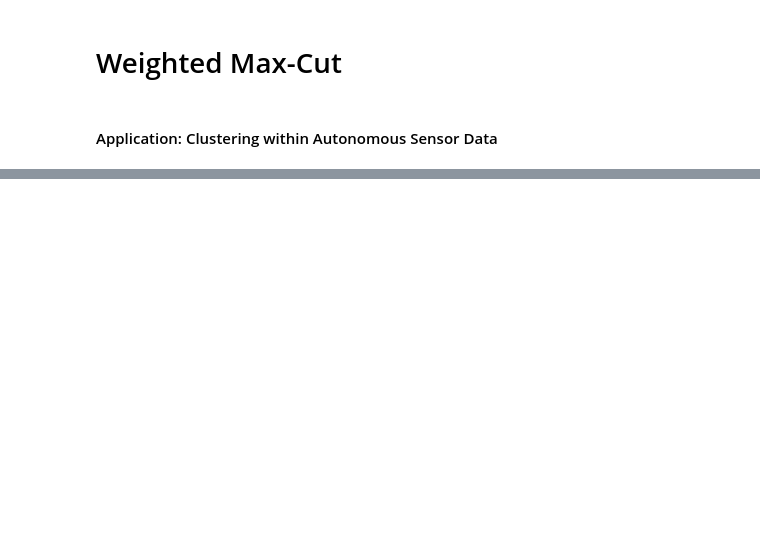
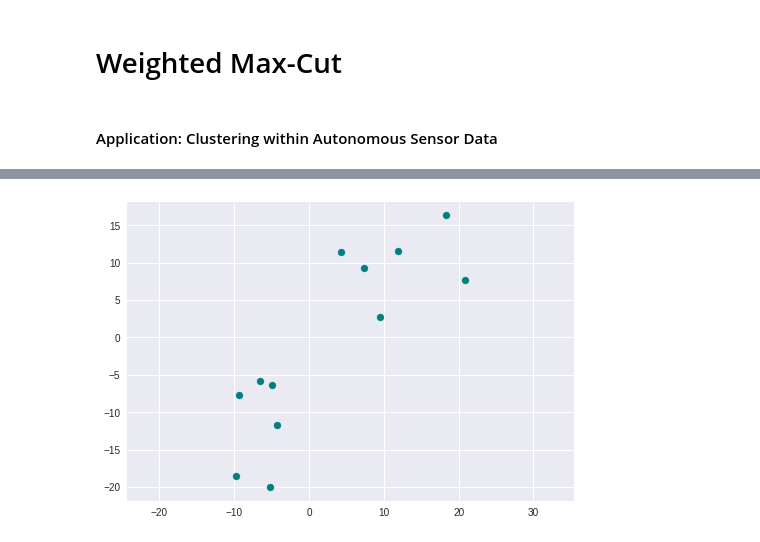
Before and after one commit to samco7/qaoa, a Jupyter notebook: weighted_maxcut.ipynb, the cells around one changed output, grey strips where cells are left out. Cells and saved outputs as stored; diff of their text form; code cells hidden in the pictures; blank space fills up the shorter version.

```diff
--- a/weighted_maxcut.ipynb
+++ b/weighted_maxcut.ipynb
@@ -27 +28,18 @@ plt.show()
+# %%
+# create a dictionary mapping points to nodes
+combined_set = np.hstack((set1, set2))
+ind = np.arange(n_points)
+np.random.shuffle(ind)
+combined_set = combined_set[:, ind]
+nodes_points = dict()
+counter = 0
+for column in range(combined_set.shape[1]):
+    nodes_points[counter] = combined_set[:, column]
+    counter += 1
+nodes = nodes_points.keys()
+plt.scatter(combined_set[0, :], combined_set[1, :], color='teal')
+plt.axis('equal')
+plt.show()
+# %% [output]
+[figure, added]
 # %%
```
Also changed, not shown: parts of 8 cells of this notebook, 1 other file.
